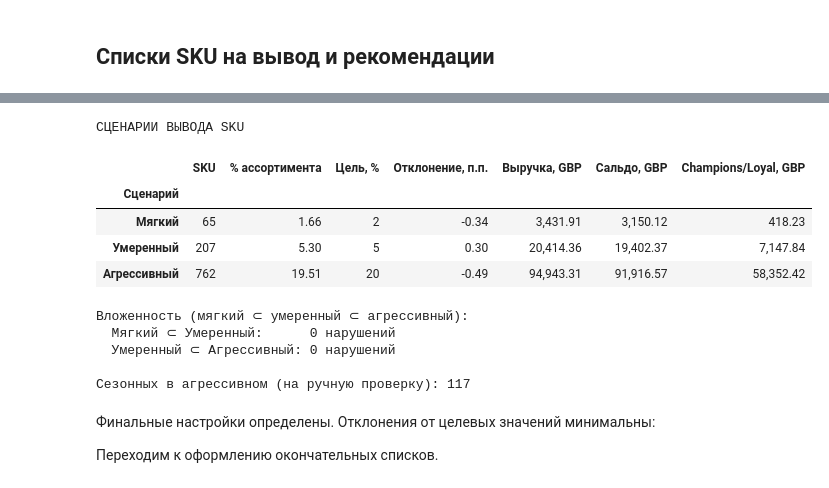
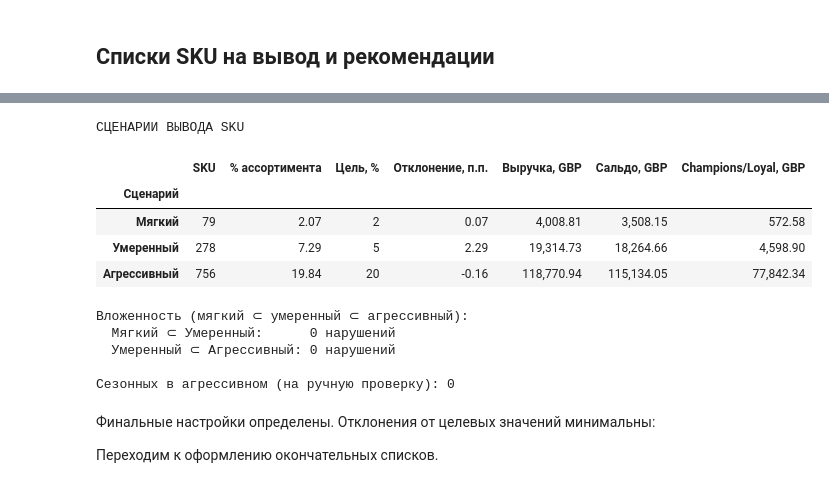
Before and after one commit to Urizen-Data/SKU_navigator, a Jupyter notebook: notebooks/SKU Навигатор.ipynb, the cells around one changed output, grey strips where cells are left out. Drawn from its saved outputs; the diff is of its cells as text; code cells hidden in the pictures.

```diff
--- a/notebooks/SKU Навигатор.ipynb
+++ b/notebooks/SKU Навигатор.ipynb
@@ -712,6 +712,13 @@ keep = valid_operation & clean["Price"].gt(0) & ~nonproduct
 clean = clean.loc[keep].copy().reset_index(drop=True)
 clean["Amount"] = clean["Quantity"] * clean["Price"]
 
+# Нормализация StockCode — как в ETL (clean.py).
+# Без неё 85123a и 85123A считаются разными SKU:
+# в ноутбуке получается на 170 SKU больше, чем в parquet/PBI.
+clean["StockCode"] = (
+    clean["StockCode"].astype("string").str.strip().str.upper()
+)
+
 # Контроль правил очистки.
 assert clean["Price"].gt(0).all()
 assert clean.loc[~clean["IsCancel"], "Quantity"].gt(0).all()
@@ -2842,7 +2929,9 @@ bcg_common["BCG_adapted"] = np.select(
     ],
     default="Проверить"
 )
-
+# Товары без базы в первом периоде — отдельный статус
+only_p2_mask = growth_audit["sales_history"].eq("Продажи только во втором")
+bcg_common.loc[only_p2_mask, "BCG_adapted"] = "Продажи только во втором"
 assert not bcg_common["BCG_adapted"].eq("Проверить").any()
 
 bcg_summary = (
@@ -3927,10 +4154,13 @@ overlap = pd.Series(
 peak_flag = share1.ge(0.5) & share2.ge(0.5) & overlap.ge(2)
 
 # --- Шаг 7. Переносим флаг в витрину только для второго периода ---
-# Для первого периода и непроверенных SKU оставляем пропуск (NA).
+# Для первого периода оставляем пропуск (NA).
+# SKU, не сопоставимые с p1 (не продавались в оба периода),
+# получают False — сезонность не доказана, блокировать нельзя.
 is_p2 = sku_period["Period"].eq("2010/11")
+peak_p2 = sku_period["StockCode"].map(peak_flag).fillna(False)
 sku_period["repeated_peak_flag"] = (
-    sku_period["StockCode"].map(peak_flag).where(is_p2).astype("boolean")
+    peak_p2.where(is_p2).astype("boolean")
 )
 sku_period["seasonality_checked"] = sku_period["repeated_peak_flag"].notna()
 
@@ -4481,10 +4750,27 @@ seasonal = sku_period["repeated_peak_flag"].fillna(False).astype(bool)
 growing = sku_period["BCG_adapted"].fillna("").isin(["A — рост", "B/C — рост"])
 
 # Метрики
-cov = sku_period["customer_revenue_coverage_pct"].fillna(0)
-key_share = sku_period["key_customer_revenue_share_pct"].fillna(100)
+# Для SKU только с возвратами (revenue = 0) метрики, зависящие от выручки,
+# неопределены. Приводим их к значениям, которые НЕ блокируют фильтры —
+# та же логика, что и в блоке «Правила отбора и сводка сценариев».
+no_revenue = sku_period["revenue"].eq(0)
+
+cov = (
+    sku_period["customer_revenue_coverage_pct"]
+    .fillna(0)
+    .where(~no_revenue, 100)      # returns-only: покрытие не блокирует
+)
+key_share = (
+    sku_period["key_customer_revenue_share_pct"]
+    .fillna(100)
+    .where(~no_revenue, 0)         # returns-only: нет ключевых клиентов
+)
 balance = sku_period["sales_balance"].fillna(0)
-months = sku_period["active_months"].fillna(0)
+months = (
+    sku_period["active_months"]
+    .fillna(0)
+    .where(~no_revenue, 12)        # returns-only: активны, не отсеиваются
+)
 
 # Группы
 group_mask = {
@@ -4493,12 +4779,21 @@ group_mask = {
 
 n_total = is_p2.sum()
 
+# Базовая маска: CZ + SKU только с возвратами.
+# Согласовано с PBI: базовый набор шире, чем просто CZ.
+returns_only_mask = (
+    sku_period["revenue"].eq(0)
+    & sku_period["negative_amount"].fillna(0).gt(0)
+)
+
 # ---- Функция применения одного сценария ----
 def apply_scenario(cfg):
     """Собрать булеву маску по конфигу сценария."""
     mask = is_p2 & group_mask[cfg["groups"][0]]
     for g in cfg["groups"][1:]:
         mask = mask | (is_p2 & group_mask[g])
+    # Добавляем SKU только с возвратами — они входят в базовый набор.
+    mask = mask | (is_p2 & returns_only_mask)
 
     if cfg["exclude_new"]:
         mask &= ~new
@@ -4528,41 +4823,41 @@ for name, cfg in SCENARIOS.items():
         "Сценарий": name,
         "SKU": len(d),
         "% ассортимента": round(pct, 2),
         "Цель, %": cfg["target_pct"],
         "Отклонение, п.п.": round(pct - cfg["target_pct"], 2),
         "Выручка, GBP": round(d["revenue"].sum(), 2),
         "Сальдо, GBP": round(d["sales_balance"].sum(), 2),
         "Champions/Loyal, GBP": round(d["key_customer_revenue"].sum(), 2),
     })
 
 summary = pd.DataFrame(rows).set_index("Сценарий")
 print("СЦЕНАРИИ ВЫВОДА SKU")
 display(summary)
 
 # ---- Проверка вложенности ----
 print("\nВложенность (мягкий ⊂ умеренный ⊂ агрессивный):")
 soft = masks["Мягкий"]
 moderate = masks["Умеренный"]
 aggressive = masks["Агрессивный"]
 
 print(f"  Мягкий ⊂ Умеренный:      {(soft & ~moderate).sum()} нарушений")
 print(f"  Умеренный ⊂ Агрессивный: {(moderate & ~aggressive).sum()} нарушений")
 
 # ---- Пометки для ручной проверки в агрессивном ----
 seasonal_in_aggressive = aggressive & seasonal
 print(f"\nСезонных в агрессивном (на ручную проверку): {seasonal_in_aggressive.sum()}")
 # %% [output]
 СЦЕНАРИИ ВЫВОДА SKU
 |  | SKU | % ассортимента | Цель, % | Отклонение, п.п. | Выручка, GBP | Сальдо, GBP | Champions/Loyal, GBP |
 | Сценарий |  |  |  |  |  |  |  |
-| Мягкий | 65 | 1.66 | 2 | -0.34 | 3,431.91 | 3,150.12 | 418.23 |
-| Умеренный | 207 | 5.30 | 5 | 0.30 | 20,414.36 | 19,402.37 | 7,147.84 |
-| Агрессивный | 762 | 19.51 | 20 | -0.49 | 94,943.31 | 91,916.57 | 58,352.42 |
+| Мягкий | 79 | 2.07 | 2 | 0.07 | 4,008.81 | 3,508.15 | 572.58 |
+| Умеренный | 278 | 7.29 | 5 | 2.29 | 19,314.73 | 18,264.66 | 4,598.90 |
+| Агрессивный | 756 | 19.84 | 20 | -0.16 | 118,770.94 | 115,134.05 | 77,842.34 |
 Вложенность (мягкий ⊂ умеренный ⊂ агрессивный):
   Мягкий ⊂ Умеренный:      0 нарушений
   Умеренный ⊂ Агрессивный: 0 нарушений
 
-Сезонных в агрессивном (на ручную проверку): 117
+Сезонных в агрессивном (на ручную проверку): 0
 # %% [markdown]
 Финальные настройки определены. Отклонения от целевых значений минимальны:
 
```
Also changed, not shown: parts of 68 cells of this notebook, 24 other files.
